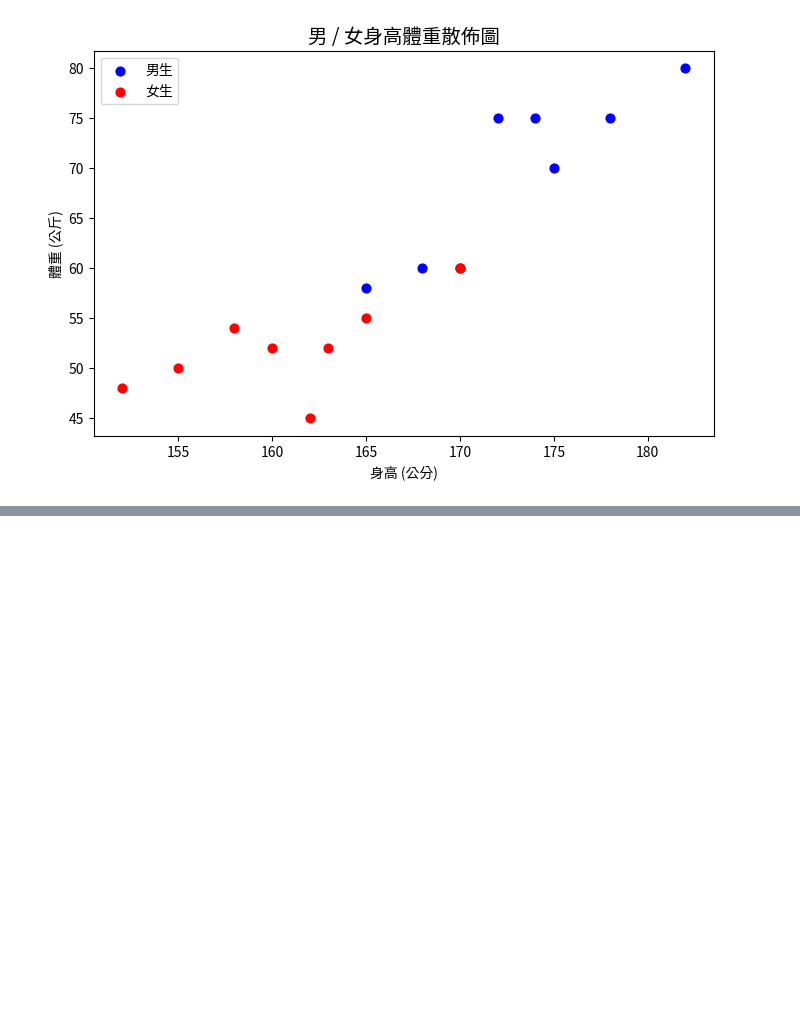
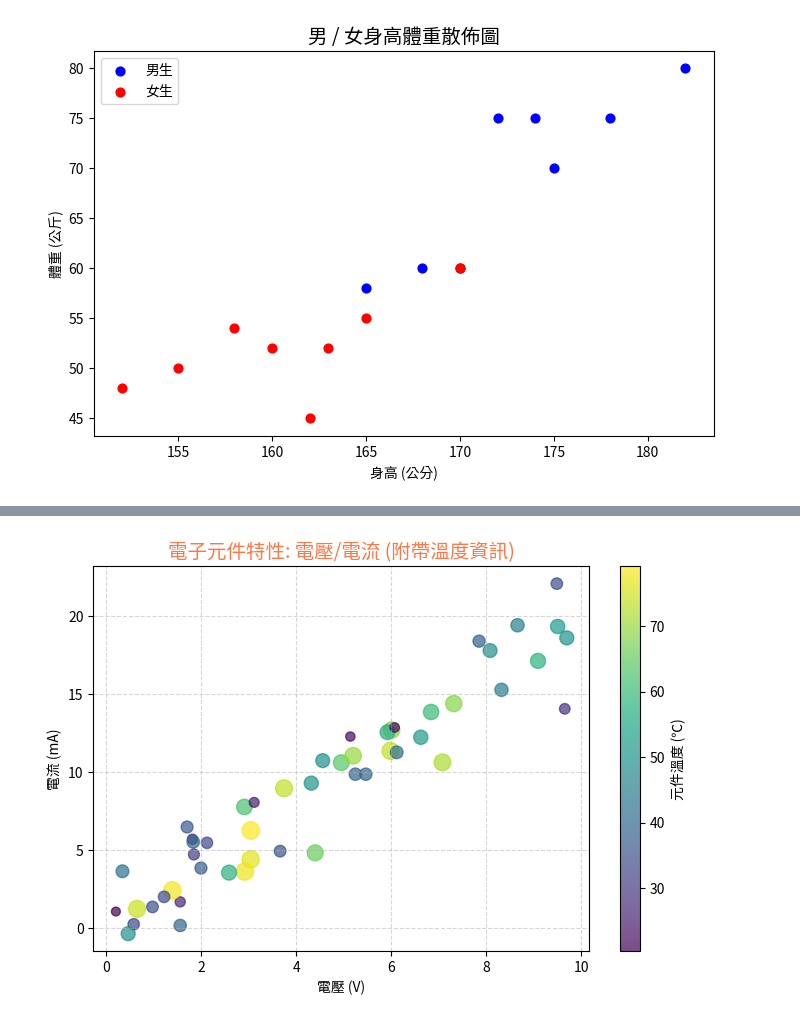
Before and after one commit to u9828057/Python_Practice, a Jupyter notebook: Matplotlib/Python_暑假練習_08_18:【Matplotlib】散佈圖.ipynb, the cells around one changed output, grey strips where cells are left out. Saved outputs shown, nothing was run; the diff lists cells and outputs as text; code cells hidden in the pictures; blank space fills up the shorter version.

```diff
--- a/Matplotlib/Python_暑假練習_08_18:【Matplotlib】散佈圖.ipynb
+++ b/Matplotlib/Python_暑假練習_08_18:【Matplotlib】散佈圖.ipynb
@@ -213,0 +214,92 @@ print("環境設定完成！可以開始畫圖了！")
+# %%
+import numpy as np
+import matplotlib.pyplot as plt
+print("--------(Matplotlib: 散佈圖)--------\n")
+
+# 1. 準備數據 (模擬實驗室量測數據)
+np.random.seed(42)  #固定亂數種子，每次跑的結果都一樣
+
+# 產生 50 個 0 到 10 之間的隨機電壓值
+voltage = np.random.uniform(0, 10, 50)
+
+# 產生帶有隨機雜訊的電流數據 (模擬真實量測的誤差)
+current = 2*voltage + np.random.normal(0, 2, 50)
+
+# 假設同時記錄了元件的「溫度」 (20度到80度之間)
+temperature = np.random.uniform(20, 80, 50)
+
+
+# 2. 繪製散佈圖
+plt.figure(figsize=(8, 5))  #將畫布設定為 8x5，讓圖片更清楚
+
+# 使用 scatter 繪圖，並帶入進階參數
+# c=temperature: 讓「點的顏色」隨溫度數值改變
+# s=temperature*2: 讓「點的大小」隨溫度數值改變 (乘 2 是為了讓泡泡大一點比較好認)
+# alpha=0.7: 設定 70% 的不透明度，讓重疊的點也能看清楚
+scatter_plot = plt.scatter(voltage, current,
+               c=temperature,
+               s=temperature*2,
+               alpha=0.7,
+               cmap="viridis"
+              )
+
+# 3. 完善圖表資訊
+plt.title("電子元件特性: 電壓/電流 (附帶溫度資訊)", fontsize=14, color="#FF7744")
+plt.xlabel("電壓 (V)")
+plt.ylabel("電流 (mA)")
+plt.grid(True, linestyle="--", alpha=0.5)
+
+# 4. 【進階技巧】:加入顏色條 (Colorbar)
+# 表示右邊的漸層顏色代表什麼意義
+cbar = plt.colorbar(scatter_plot)
+cbar.set_label("元件溫度 (℃)")
+
+# 5. 儲存並顯示圖片
+plt.savefig("電子元件特性 - 電壓_電流.png", dpi=300, bbox_inches="tight")
+plt.show()
+
+
+
+
+
+
+
+
+# §補充技巧
+
+#----------------------------------------------------
+# 1. np.random.seed(數值): 掌握隨機的「遙控器」
+#----------------------------------------------------
+# [用途]: 固定亂數種子，確保每次執行的結果「完全一致」
+# [參數]: 括號內的數字可以任意設定 (如: 0, 42, 999 等)
+# [場景]：想像在玩《Minecraft（我的世界）》，只要輸入一模一樣的地圖種子碼，生成出來的世界地形就完全一樣
+
+# np.random.seed(42)
+
+#--------------------------------------------------------------
+# 2. np.random.uniform(下限, 上限, 產生數量): 均勻分布
+#--------------------------------------------------------------
+# [用途]: 在設定的範圍內，每個數字出現的「機率完全相等」 (視覺上是平坦的長方形)
+# [場景]: 適合模擬沒有特定集中趨勢的變數，例如: 環境溫度在 20～25度之間跳動
+# [參數]: low (下限)，high (上限)，size (產生數量)
+
+# temp_uniform = np.random.uniform(20, 25, 50)
+
+#-----------------------------------------------------------------
+# 3. np.random.normal(平均值, 標準差, 產生數量): 常態分布
+#-----------------------------------------------------------------
+# [用途]: 產生著名的「鐘型曲線」，中間數值出現機率最高，越往兩側極端值機率越低
+# [場景]: 電子實驗中最重要，非常適合用來模擬「儀器測量誤差」或「電子熱雜訊(Thermal Noise)」
+# [參數]: loc (平均值/中心點)，scale (標準差/雜訊大小)，size (產生數量)
+
+# 範例: 模擬用示波器量測 5V 直流電壓，帶有 0.05V 的微小儀器雜訊
+# voltage_noise = np.random.normal(5, 0.05, 50)
+
+
+
+# 快速總結
+
+# 想確保每次模擬結果都一樣？          → 呼叫 seed()
+# 變數在一定範圍內隨機亂跳，沒有中心點？    → 使用 uniform()
+# 變數有標準值，但帶有儀器測量誤差或物理雜訊？ → 使用 normal()
+# %% [output]
@@ -213,0 +307 @@ print("環境設定完成！可以開始畫圖了！")
+[figure, added]
```
Also changed, not shown: parts of 3 cells of this notebook.
